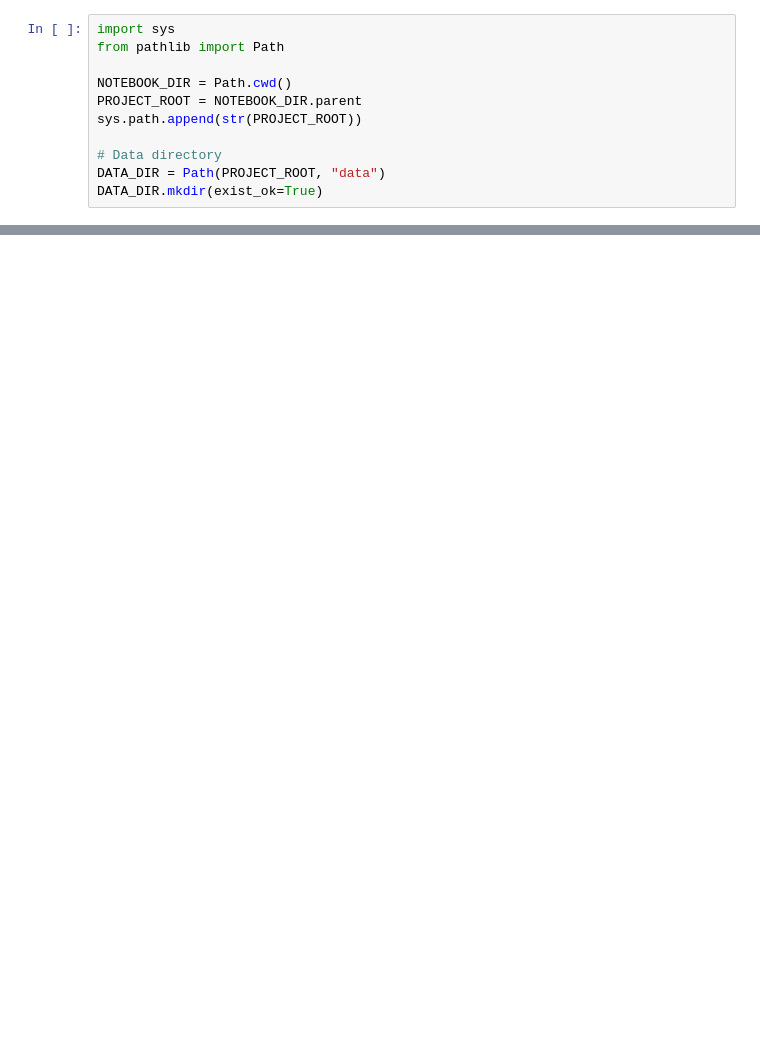
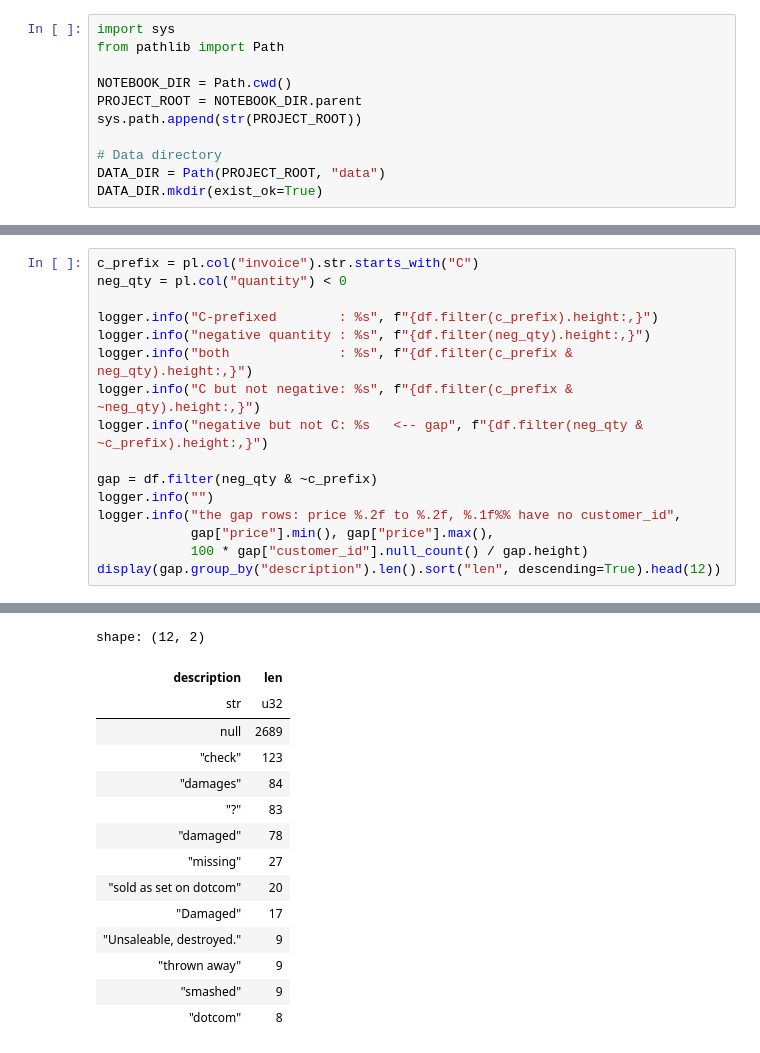
Before and after one commit to utkukosman1/ecom-repeat-purchase-prediction, a Jupyter notebook: notebooks/01_eda.ipynb, the cells around one changed output, grey strips where cells are left out. Drawn from its saved outputs; the diff is of its cells as text; blank space fills up the shorter version.

```diff
--- a/notebooks/01_eda.ipynb
+++ b/notebooks/01_eda.ipynb
@@ -479,0 +174,17 @@ are a data artefact to remove or genuine repeated scan lines on one invoice.
+# %%
+c_prefix = pl.col("invoice").str.starts_with("C")
+neg_qty = pl.col("quantity") < 0
+
+logger.info("C-prefixed        : %s", f"{df.filter(c_prefix).height:,}")
+logger.info("negative quantity : %s", f"{df.filter(neg_qty).height:,}")
+logger.info("both              : %s", f"{df.filter(c_prefix & neg_qty).height:,}")
+logger.info("C but not negative: %s", f"{df.filter(c_prefix & ~neg_qty).height:,}")
+logger.info("negative but not C: %s   <-- gap", f"{df.filter(neg_qty & ~c_prefix).height:,}")
+
+gap = df.filter(neg_qty & ~c_prefix)
+logger.info("")
+logger.info("the gap rows: price %.2f to %.2f, %.1f%% have no customer_id",
+            gap["price"].min(), gap["price"].max(),
+            100 * gap["customer_id"].null_count() / gap.height)
+display(gap.group_by("description").len().sort("len", descending=True).head(12))
+# %% [output]
@@ -479,0 +198,15 @@ are a data artefact to remove or genuine repeated scan lines on one invoice.
+shape: (12, 2)
+| description | len |
+| str | u32 |
+| null | 2689 |
+| "check" | 123 |
+| "damages" | 84 |
+| "?" | 83 |
+| "damaged" | 78 |
+| "missing" | 27 |
+| "sold as set on dotcom" | 20 |
+| "Damaged" | 17 |
+| "Unsaleable, destroyed." | 9 |
+| "thrown away" | 9 |
+| "smashed" | 9 |
+| "dotcom" | 8 |
```
Also changed, not shown: parts of 102 cells of this notebook, 1 other file.
